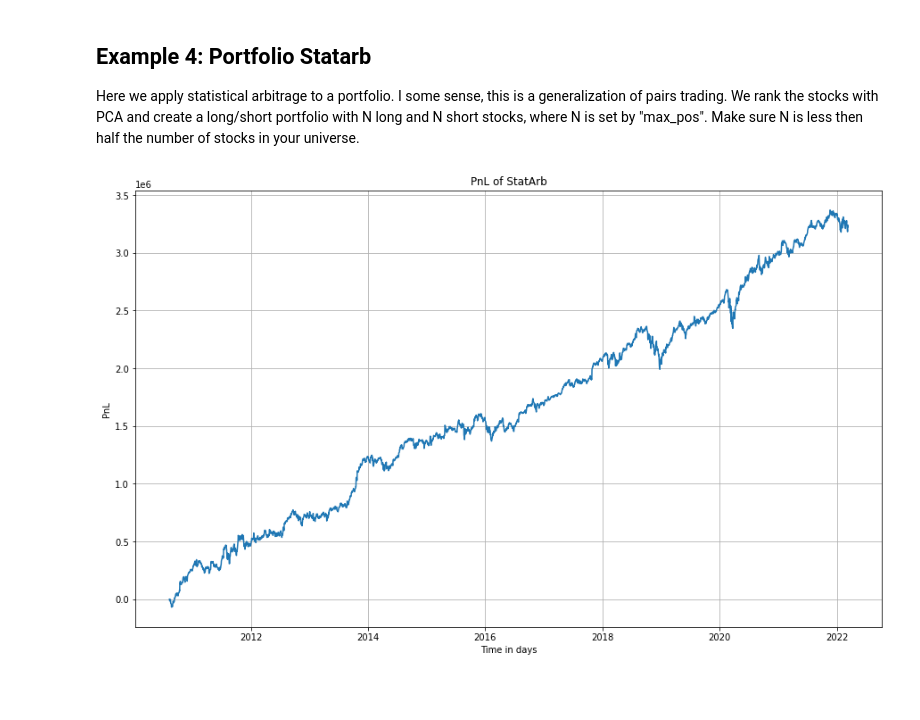
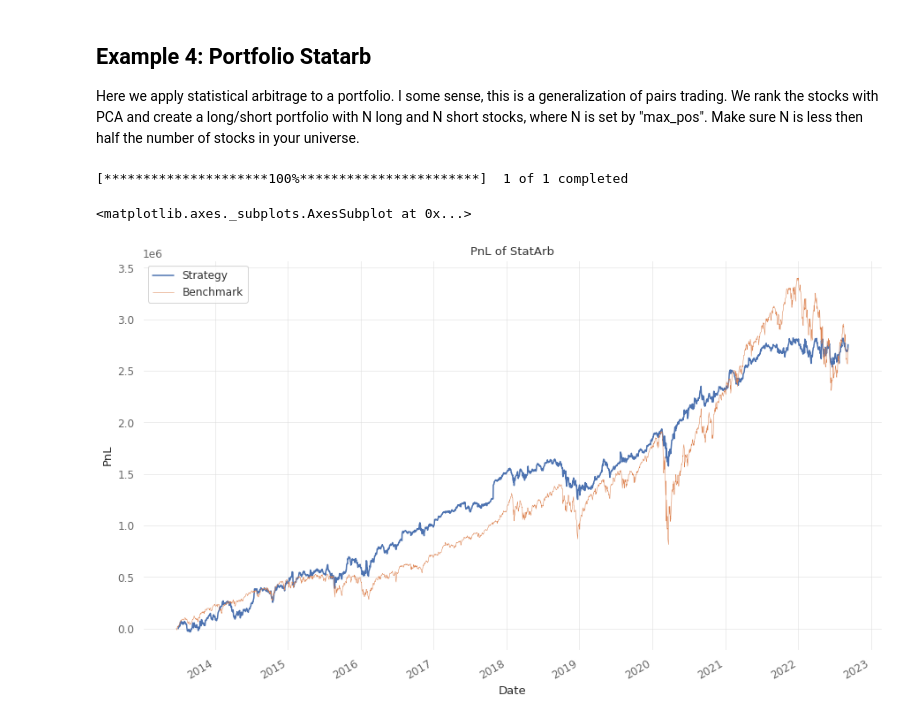
Before and after one commit to rodler/quantinsti_statarb, a Jupyter notebook: PCA_2.ipynb, the cells around one changed output. Saved outputs shown, nothing was run; the diff lists cells and outputs as text; code cells hidden in the pictures; blank space fills up the shorter version.

```diff
--- a/PCA_2.ipynb
+++ b/PCA_2.ipynb
@@ -420,4 +433,2 @@ pca = PCA(1).fit(data['Adj Close'].values.T)
 # %% [markdown]
 #### Generate the index from the principal components
-# %%
-index=pca.components_[0].T
@@ -479,6 +496,6 @@ coint(X,Y)
  array([-3.95203768, -3.36685108, -3.065724  ]))
 # %%
-X,Y = make_coint_0(200,T0=[50,50],c=[0.8,0.6])
+X,Y = make_coint_0(200,T0=[50,50],c=[0.8,0.2])
 
 lags = 10
 
@@ -631,9 +652,9 @@ plt.plot(df.cumsum().sum(axis=1),'-o')
 Here we apply statistical arbitrage to a portfolio. I some sense, this is a generalization of pairs trading. We rank the stocks with PCA and create a long/short portfolio with N long and N short stocks, where N is set by "max_pos". Make sure N is less then half the number of stocks in your universe.
 # %%
 pr = np.array(data['Adj Close'].ffill()).T
-max_pos=2
+max_pos=1
 initial_cash=1e6
-LKBK = 50
+LKBK = 20
 
 entry = {} # create a vector of entry prices
 pnls = [] # create a pnl vector
@@ -650,7 +671,7 @@ for i,pri in enumerate(pr.T):
     if i < LKBK: continue
 
     # Run the PCA, only on the past prices
-    resids = get_resids(pr.T[max([0,i-LKBK]):i],1)
+    resids = get_resids(pr.T[max([0,i-LKBK]):i],2)
     zs = {}
 
     # Calculate the z-scores for each instrument.
@@ -691,12 +712,19 @@ for i,pri in enumerate(pr.T):
         entry[idx] = -pri[idx]
 
     #print(i,sum(pnls))
+# %%
+spy = yf.download('SPY')
+# %% [output]
+[*********************100%***********************]  1 of 1 completed
 # %%
 plt.figure(figsize=[15,9])
-plt.plot(data.index[-len(pnls):],np.cumsum(pnls))
+plt.plot(data.index[-len(pnls):],np.cumsum(pnls),label='Strategy')
 plt.title('PnL of StatArb')
 plt.xlabel('Time in days')
 plt.ylabel('PnL')
 plt.grid()
+plt.legend()
+(spy['Adj Close'].loc['2013-6-20':].diff()*10000).cumsum().plot(label='Benchmark',legend=True,lw=0.5)
 # %% [output]
+<matplotlib.axes._subplots.AxesSubplot at 0x...>
-[figure, old version]
+[figure, new version]
```
Also changed, not shown: parts of 22 cells of this notebook.
